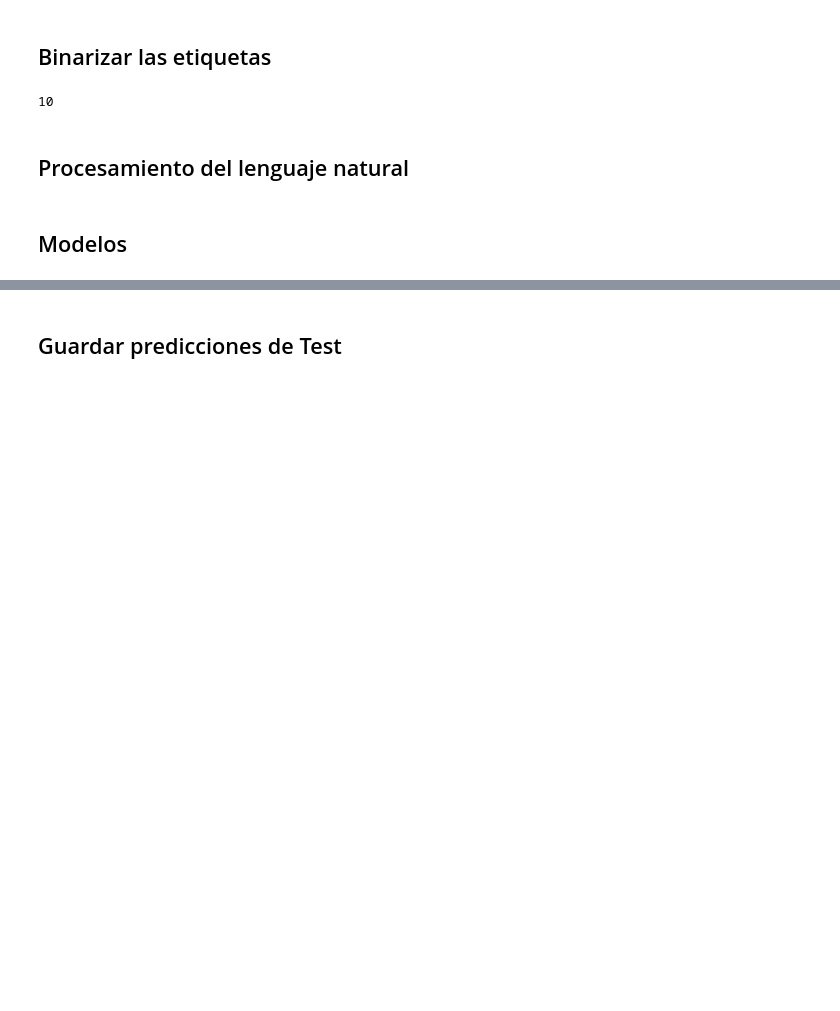
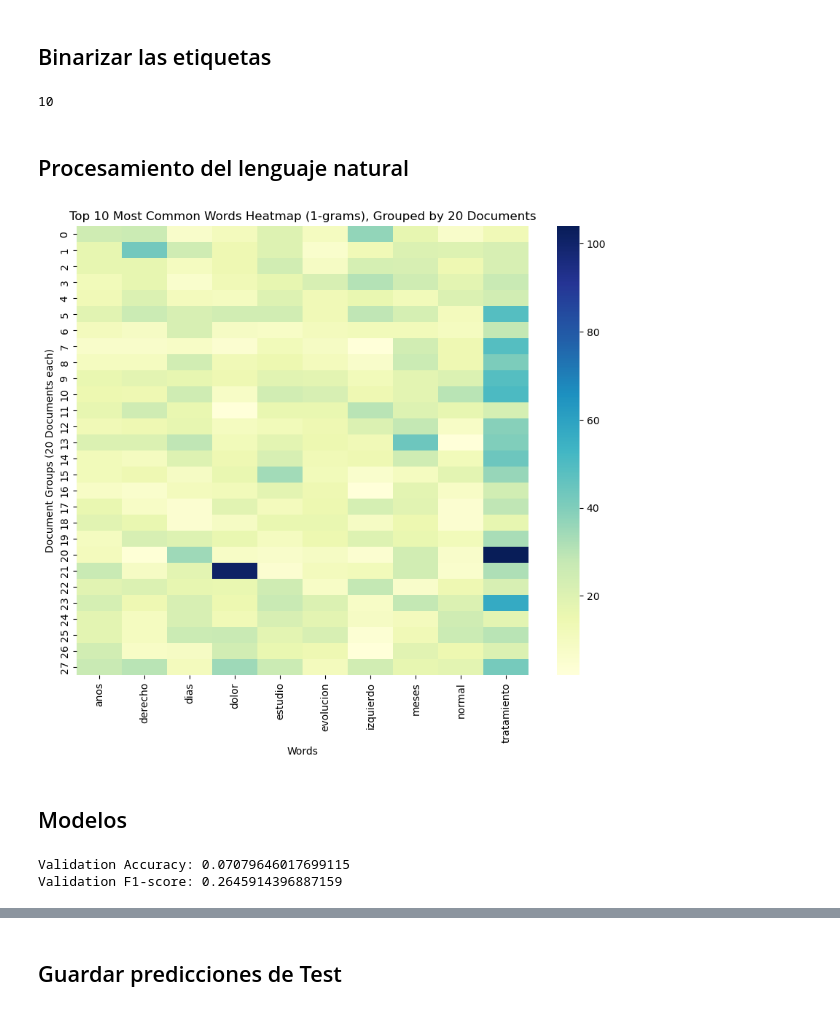
Before and after one commit to Carlos-P16/DataChallenge, a Jupyter notebook: GPTChallenge_alumno.ipynb, the cells around one changed output, grey strips where cells are left out. Saved outputs shown, nothing was run; the diff lists cells and outputs as text; code cells hidden in the pictures; blank space fills up the shorter version.

Commit message:
Modelos

```diff
--- a/GPTChallenge_alumno.ipynb
+++ b/GPTChallenge_alumno.ipynb
@@ -168,3 +168,8 @@ print(num_classes[0])
 10
 # %% [markdown]
 ## Procesamiento del lenguaje natural
+# %%
+import utils
+
+df_train_clean = utils.clean_corpus(df_train, column_name='texto')
+df_test_clean = utils.clean_corpus(df_test, column_name='texto')
@@ -171,2 +181,8 @@ print(num_classes[0])
+# %%
+#Hay un vocabulario demasiado grande como para representarlo en una BoW
+
+utils.plot_bow_heatmap(df_train_clean, column_name='texto', n_words=10, n_grams=1)
+# %% [output]
+[figure, added]
 # %% [markdown]
 ## Modelos
@@ -172,0 +209,16 @@ print(num_classes[0])
+# %%
+# Entrenar el modelo con los datos de entrenamiento y validar con los datos de validación
+model.fit(X_train_split, y_train_split)
+
+# Realizar predicciones en el conjunto de validación
+y_val_pred = model.predict(X_val_split)
+
+# Calcular la precisión y F1-score en el conjunto de validación
+accuracy_val = accuracy_score(y_val_split, y_val_pred)
+f1_val = f1_score(y_val_split, y_val_pred, average='micro')
+
+print("Validation Accuracy:", accuracy_val)
+print("Validation F1-score:", f1_val)
+# %% [output]
+Validation Accuracy: 0.07079646017699115
+Validation F1-score: 0.2645914396887159
```
Also changed, not shown: parts of 12 cells of this notebook, 2 other files.
